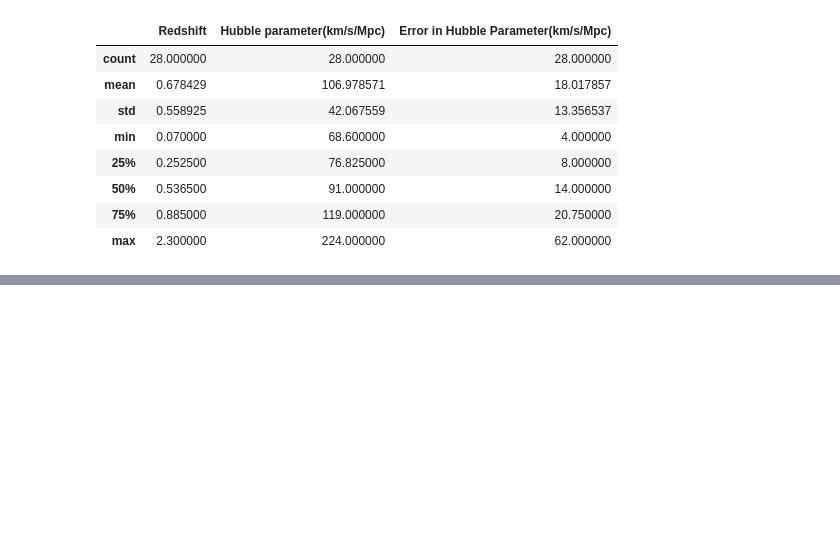
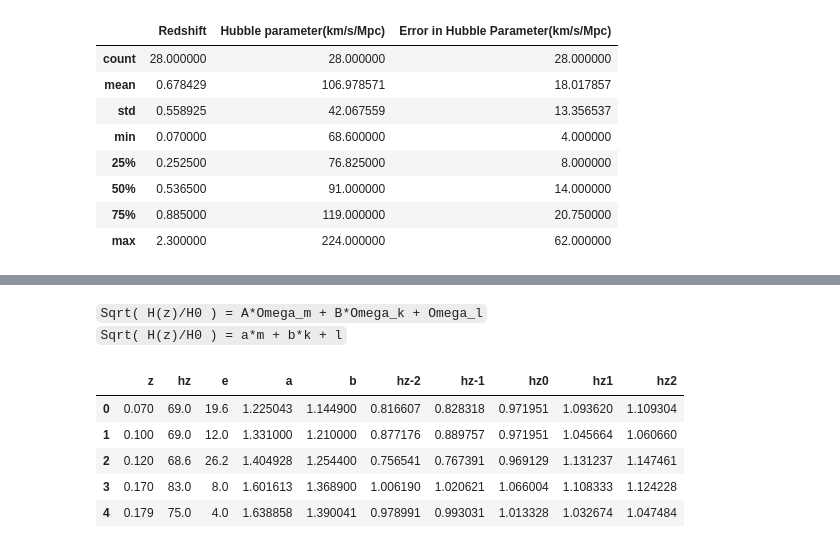
Before and after one commit to pranavsutar/Code-the-Cosmos-PHD, a Jupyter notebook: CodeTheCosmos.ipynb, the cells around one changed output, grey strips where cells are left out. Drawn from its saved outputs; the diff is of its cells as text; code cells hidden in the pictures; blank space fills up the shorter version.

````diff
--- a/CodeTheCosmos.ipynb
+++ b/CodeTheCosmos.ipynb
@@ -42,0 +55,19 @@ H0 =  73.04 +/- 1.04 km s-1Mpc-1
+# %% [markdown]
+```Sqrt( H(z)/H0 ) = A*Omega_m + B*Omega_k + Omega_l```
+```Sqrt( H(z)/H0 ) = a*m + b*k + l```
+# %%
+df['a'] = (1+df['z'])**3
+df['b'] = (1+df['z'])**2
+df['hz-2'] = ((df['hz']-df['e'])/(h0+e0))**0.5
+df['hz-1'] = ((df['hz']-df['e'])/(h0-e0))**0.5
+df['hz0'] = ((df['hz']/h0))**0.5
+df['hz1'] = ((df['hz']+df['e'])/(h0+e0))**0.5
+df['hz2'] = ((df['hz']+df['e'])/(h0-e0))**0.5
+df.head()
+# %% [output]
+|  | z | hz | e | a | b | hz-2 | hz-1 | hz0 | hz1 | hz2 |
+| 0 | 0.070 | 69.0 | 19.6 | 1.225043 | 1.144900 | 0.816607 | 0.828318 | 0.971951 | 1.093620 | 1.109304 |
+| 1 | 0.100 | 69.0 | 12.0 | 1.331000 | 1.210000 | 0.877176 | 0.889757 | 0.971951 | 1.045664 | 1.060660 |
+| 2 | 0.120 | 68.6 | 26.2 | 1.404928 | 1.254400 | 0.756541 | 0.767391 | 0.969129 | 1.131237 | 1.147461 |
+| 3 | 0.170 | 83.0 | 8.0 | 1.601613 | 1.368900 | 1.006190 | 1.020621 | 1.066004 | 1.108333 | 1.124228 |
+| 4 | 0.179 | 75.0 | 4.0 | 1.638858 | 1.390041 | 0.978991 | 0.993031 | 1.013328 | 1.032674 | 1.047484 |
````
Also changed, not shown: parts of 5 cells of this notebook.
